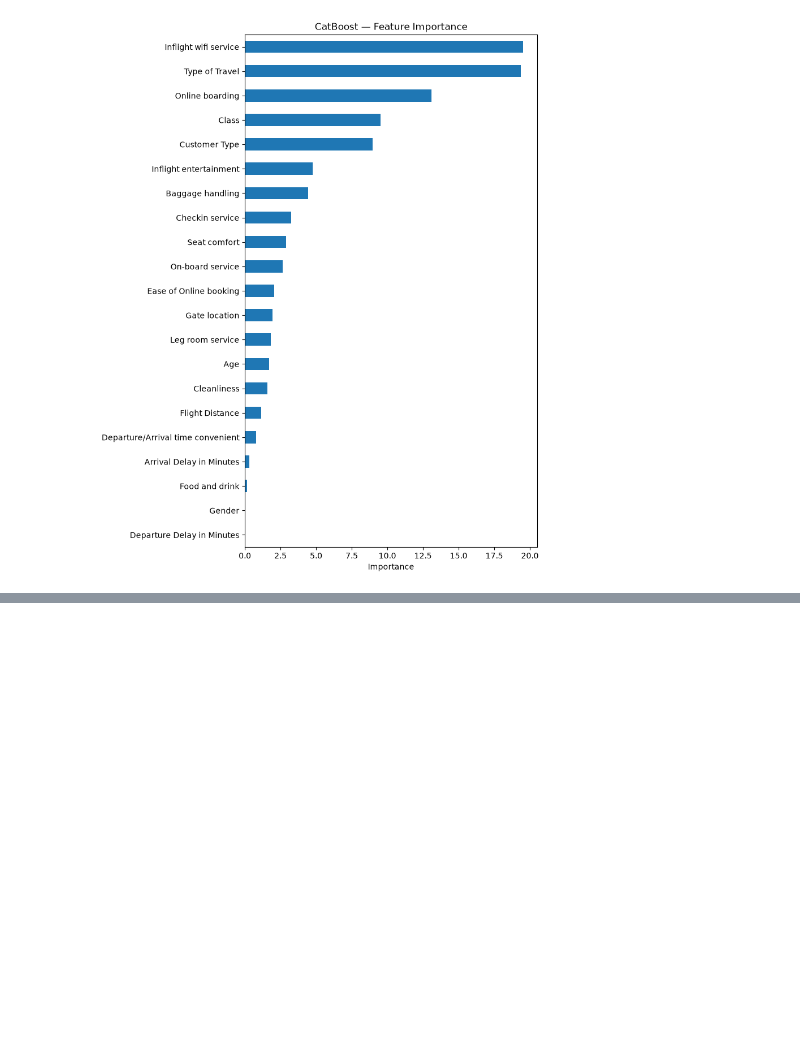
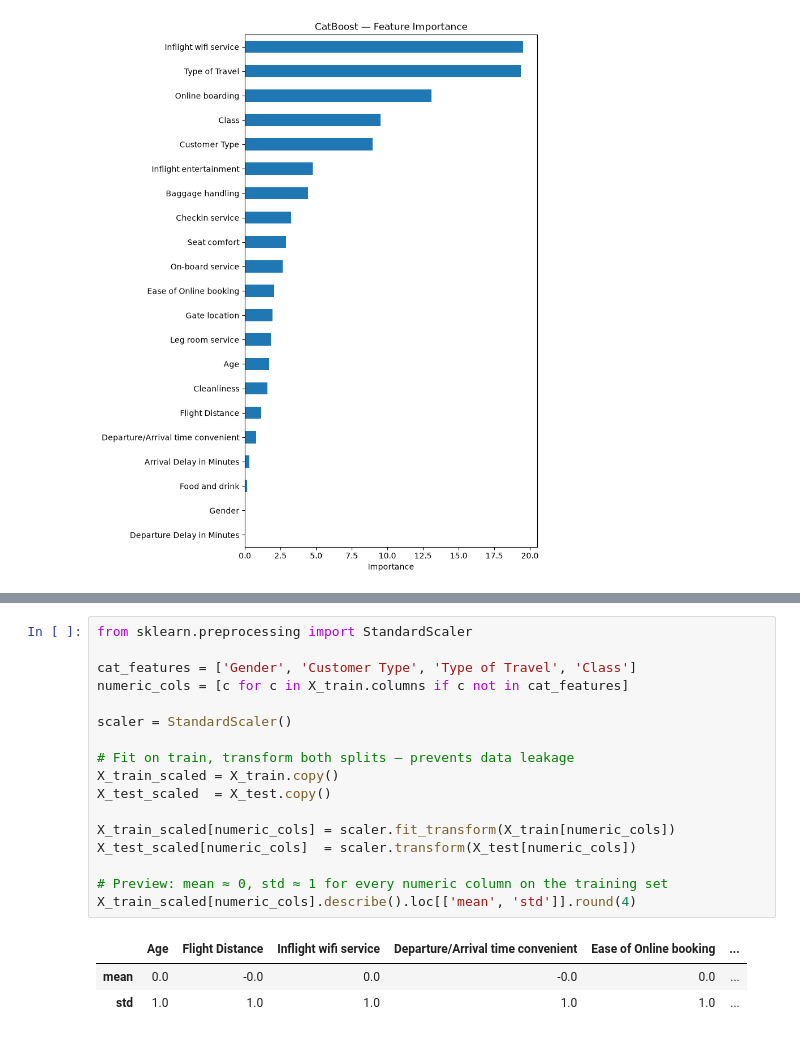
Before and after one commit to Aky29/flight-satisfaction-, a Jupyter notebook: notebook.ipynb, the cells around one changed output, grey strips where cells are left out. Cells and saved outputs as stored; diff of their text form; blank space fills up the shorter version.

```diff
--- a/notebook.ipynb
+++ b/notebook.ipynb
@@ -207,0 +264,21 @@ plt.show()
+# %%
+from sklearn.preprocessing import StandardScaler
+
+cat_features = ['Gender', 'Customer Type', 'Type of Travel', 'Class']
+numeric_cols = [c for c in X_train.columns if c not in cat_features]
+
+scaler = StandardScaler()
+
+# Fit on train, transform both splits — prevents data leakage
+X_train_scaled = X_train.copy()
+X_test_scaled  = X_test.copy()
+
+X_train_scaled[numeric_cols] = scaler.fit_transform(X_train[numeric_cols])
+X_test_scaled[numeric_cols]  = scaler.transform(X_test[numeric_cols])
+
+# Preview: mean ≈ 0, std ≈ 1 for every numeric column on the training set
+X_train_scaled[numeric_cols].describe().loc[['mean', 'std']].round(4)
+# %% [output]
+|  | Age | Flight Distance | Inflight wifi service | Departure/Arrival time convenient | Ease of Online booking | ... |
+| mean | 0.0 | -0.0 | 0.0 | -0.0 | 0.0 | ... |
+| std | 1.0 | 1.0 | 1.0 | 1.0 | 1.0 | ... |
```
Also changed, not shown: parts of 5 cells of this notebook, 4 other files.
